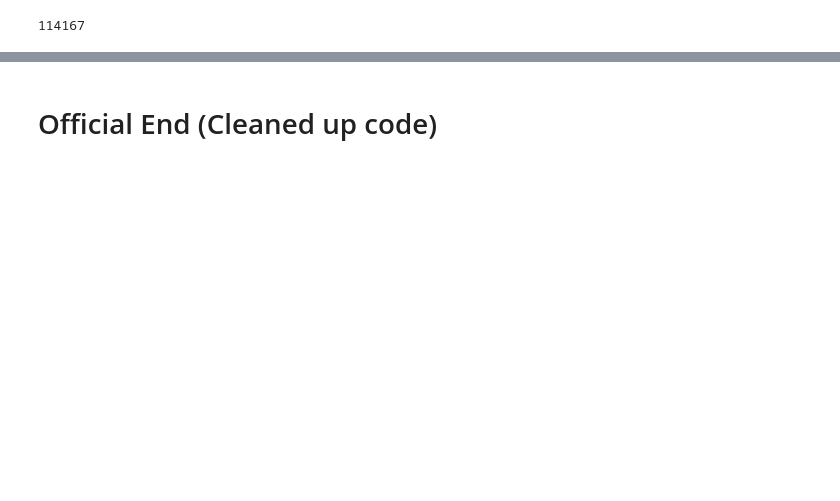
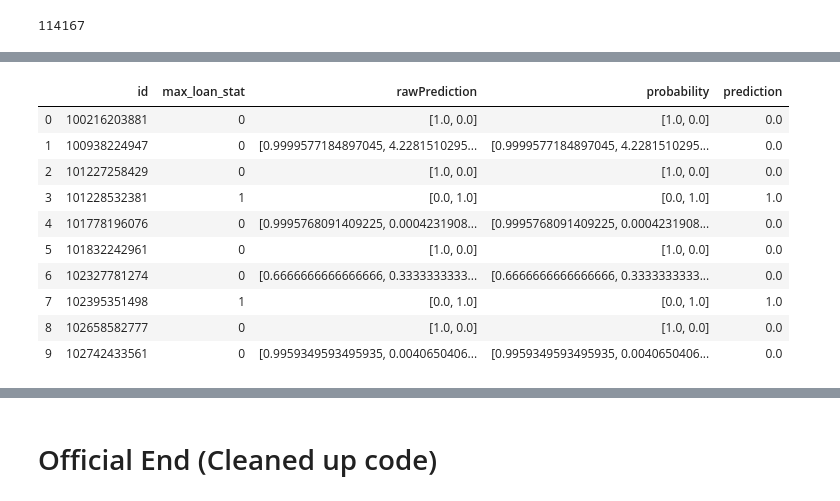
Before and after one commit to JefferyChu/pandas-sk-learn-bank-loan-ml, a Jupyter notebook: fannie_mae_spark.ipynb, the cells around one changed output, grey strips where cells are left out. Saved outputs shown, nothing was run; the diff lists cells and outputs as text; code cells hidden in the pictures; blank space fills up the shorter version.

```diff
--- a/Fannie Mae Analysis (Big Data) - JC V2 - EMR Version (test 3).ipynb
+++ b/fannie_mae_spark.ipynb
@@ -591,3 +597,17 @@ predictions.limit(10).toPandas()
+# %%
+predictions.select('id', 'max_loan_stat', 'rawPrediction', 'probability', 'prediction').limit(10).toPandas()
+# %% [output]
+|  | id | max_loan_stat | rawPrediction | probability | prediction |
+| 0 | 100216203881 | 0 | [1.0, 0.0] | [1.0, 0.0] | 0.0 |
+| 1 | 100938224947 | 0 | [0.9999577184897045, 4.2281510295... | [0.9999577184897045, 4.2281510295... | 0.0 |
+| 2 | 101227258429 | 0 | [1.0, 0.0] | [1.0, 0.0] | 0.0 |
+| 3 | 101228532381 | 1 | [0.0, 1.0] | [0.0, 1.0] | 1.0 |
+| 4 | 101778196076 | 0 | [0.9995768091409225, 0.0004231908... | [0.9995768091409225, 0.0004231908... | 0.0 |
+| 5 | 101832242961 | 0 | [1.0, 0.0] | [1.0, 0.0] | 0.0 |
+| 6 | 102327781274 | 0 | [0.6666666666666666, 0.3333333333... | [0.6666666666666666, 0.3333333333... | 0.0 |
+| 7 | 102395351498 | 1 | [0.0, 1.0] | [0.0, 1.0] | 1.0 |
+| 8 | 102658582777 | 0 | [1.0, 0.0] | [1.0, 0.0] | 0.0 |
+| 9 | 102742433561 | 0 | [0.9959349593495935, 0.0040650406... | [0.9959349593495935, 0.0040650406... | 0.0 |
 # %%
 # Threshold Tuning
 
```
Also changed, not shown: parts of 19 cells of this notebook, 1 other file.
